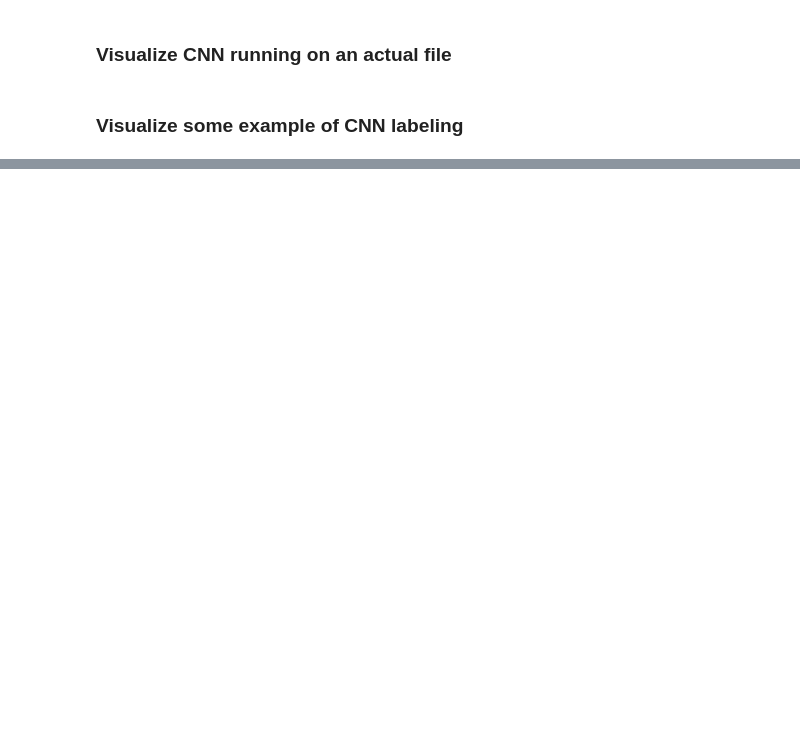
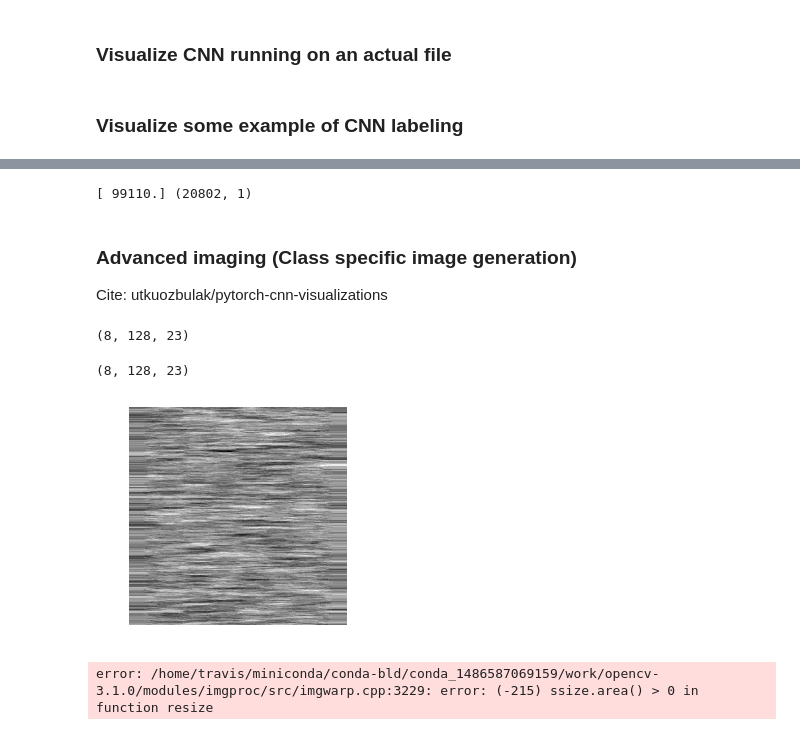
Before and after one commit to alenkran/ANES212_Seizure, a Jupyter notebook: CNN_Spectrogram.ipynb, the cells around one changed output, grey strips where cells are left out. Saved outputs shown, nothing was run; the diff lists cells and outputs as text; code cells hidden in the pictures; blank space fills up the shorter version.

```diff
--- a/CNN_Spectrogram.ipynb
+++ b/CNN_Spectrogram.ipynb
@@ -352,3 +363,6 @@ KeyboardInterrupt:
+# %%
+# Save model
+CNN = torch.load('CNN.model')
 # %%
 tn, fp, fn, tp = cm.ravel()
 fn=fn/250
@@ -418,7 +437,12 @@ feature, target = df_to_spectrogram_FT(df, sliding=True, avg=True, sliding_ft=Fa
 # %%
-limit = 10e10
+limit = 10
+train_sampler_list, test_sampler_list, train = split_train_test_kfold(features , targets, k_fold=10)
+test_loader = get_train_loader(1, train_sampler_list[0])
+features_og = features
+targets_og = targets
+count = 0
 for i, data in enumerate(test_loader):
-    if i > limit:
+    if count > limit:
         break
     images, labels = data
     for x,y in zip(images,labels):
@@ -427,7 +451,7 @@ for i, data in enumerate(test_loader):
         outputs = CNN(images)
         _, predicted = torch.max(outputs.data, 1)
         predicted = predicted.numpy()[0]
-        if y==1:
+        if y>0 and y<1:
             x=np.mean(x,axis=0)
 
             plt.pcolormesh(np.arange(x.shape[1])*0.875,np.arange(x.shape[0]),x)
@@ -439,3 +463,9 @@ for i, data in enumerate(test_loader):
             else:
                 plt.title('Normal Spectrogram (dB)')
             plt.show()
+            count += 1
+# %% [output]
+[ 99110.] (20802, 1)
+# %% [markdown]
+### Advanced imaging (Class specific image generation)
+Cite: utkuozbulak/pytorch-cnn-visualizations
@@ -441,0 +581,22 @@ for i, data in enumerate(test_loader):
+# %%
+target_class = 1  # Flamingo
+pretrained_model = CNN
+csig = ClassSpecificImageGeneration(pretrained_model, target_class)
+img_s = csig.generate()
+# %% [output]
+(8, 128, 23)
+# %%
+target_class = 0  # Flamingo
+pretrained_model = CNN
+csig = ClassSpecificImageGeneration(pretrained_model, target_class)
+img_ns = csig.generate()
+# %% [output]
+(8, 128, 23)
+# %%
+delta_img = img_s.detach().numpy()[0]-img_ns.detach().numpy()[0]
+delta_img = np.mean(delta_img, axis = 0)
+plt.imshow(delta_img.T, cmap='gray')
+plt.axis('off')
+plt.show()
+# %% [output]
+[figure, added]
@@ -441,0 +656,25 @@ for i, data in enumerate(test_loader):
+# %%
+if __name__ == '__main__':
+    target_example = 0  # Snake
+    (original_image, prep_img, target_class, file_name_to_export, pretrained_model) =\
+        get_params(target_example)
+
+    original_image =
+    pretrained_model = CNN
+    # Guided backprop
+    GBP = GuidedBackprop(pretrained_model)
+    # Get gradients
+    guided_grads = GBP.generate_gradients(prep_img, target_class)
+    # Save colored gradients
+    save_gradient_images(guided_grads, file_name_to_export + '_Guided_BP_color')
+    # Convert to grayscale
+    grayscale_guided_grads = convert_to_grayscale(guided_grads)
+    # Save grayscale gradients
+    save_gradient_images(grayscale_guided_grads, file_name_to_export + '_Guided_BP_gray')
+    # Positive and negative saliency maps
+    pos_sal, neg_sal = get_positive_negative_saliency(guided_grads)
+    save_gradient_images(pos_sal, file_name_to_export + '_pos_sal')
+    save_gradient_images(neg_sal, file_name_to_export + '_neg_sal')
+    print('Guided backprop completed')
+# %% [output]
+error: /home/travis/miniconda/conda-bld/conda_1486587069159/work/opencv-3.1.0/modules/imgproc/src/imgwarp.cpp:3229: error: (-215) ssize.area() > 0 in function resize
```
Also changed, not shown: parts of 15 cells of this notebook, 3 other files.
